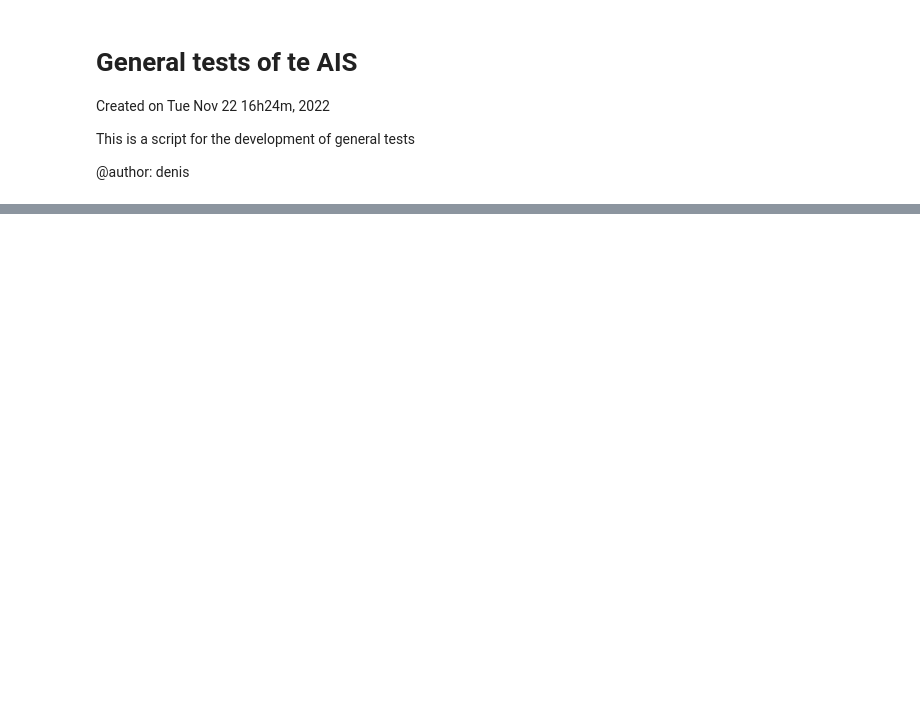
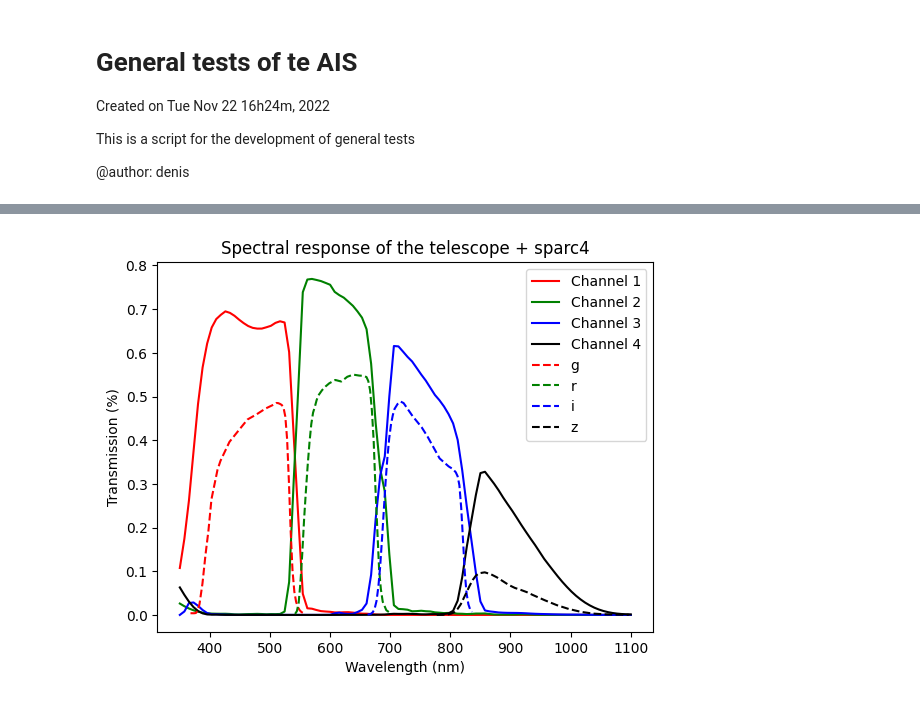
Before and after one commit to DBernardes/AIS, a Jupyter notebook: notebook/spectral_responses.ipynb, the cells around one changed output, grey strips where cells are left out. Cells and saved outputs as stored; diff of their text form; code cells hidden in the pictures; blank space fills up the shorter version.

```diff
--- a/notebook/spectral_responses.ipynb
+++ b/notebook/spectral_responses.ipynb
@@ -101,35 +103,37 @@ ccd_operation_mode = {
 }
 for i in [1, 2, 3, 4]:
     ais = Artificial_Image_Simulator(
         ccd_operation_mode, channel_id=i, ccd_temperature=-70
     )
     ais.write_source_sed(wv, sed)
     ais.create_sky_sed(moon_phase="new")
     # ais.apply_atmosphere_spectral_response(sky_condition="regular")
     ais.apply_telescope_spectral_response()
     ais.apply_sparc4_spectral_response(acquisition_mode="photometry")
     plt.plot(wv, ais.source_sed, colors[i - 1], label=f"Channel {i}")
 
-base_path = os.path.join("notebook", "data_files", "SDSS_tel")
+base_path = os.path.join("data_files", "SDSS_tel")
 file = os.path.join(base_path, "g_filter.csv")
 data = pd.read_csv(file)
 plt.plot(data["Wavelength (angstroms)"] / 10, data["Transmission"], "r--", label="g")
 file = os.path.join(base_path, "r_filter.csv")
 data = pd.read_csv(file)
 plt.plot(data["Wavelength (angstroms)"] / 10, data["Transmission"], "g--", label="r")
 file = os.path.join(base_path, "i_filter.csv")
 data = pd.read_csv(file)
 plt.plot(data["Wavelength (angstroms)"] / 10, data["Transmission"], "b--", label="i")
 file = os.path.join(base_path, "z_filter.csv")
 data = pd.read_csv(file)
 plt.plot(data["Wavelength (angstroms)"] / 10, data["Transmission"], "k--", label="z")
 
 plt.legend()
 plt.xlabel("Wavelength (nm)")
 plt.ylabel("Transmission (%)")
 plt.title("Spectral response of the telescope + sparc4")
-plt.savefig(os.path.join("notebook", "figures", "sparc4_photometry.png"), dpi=300)
+plt.savefig(os.path.join("figures", "sparc4_photometry.png"), dpi=300)
 plt.show()
+# %% [output]
+[figure, added]
 # %%
 # PLOT SPECTRAL RESPONSE SPARC + SDSS WITH TELESCOPE AND ATM
 
```
Also changed, not shown: parts of 10 cells of this notebook, 9 other files.
